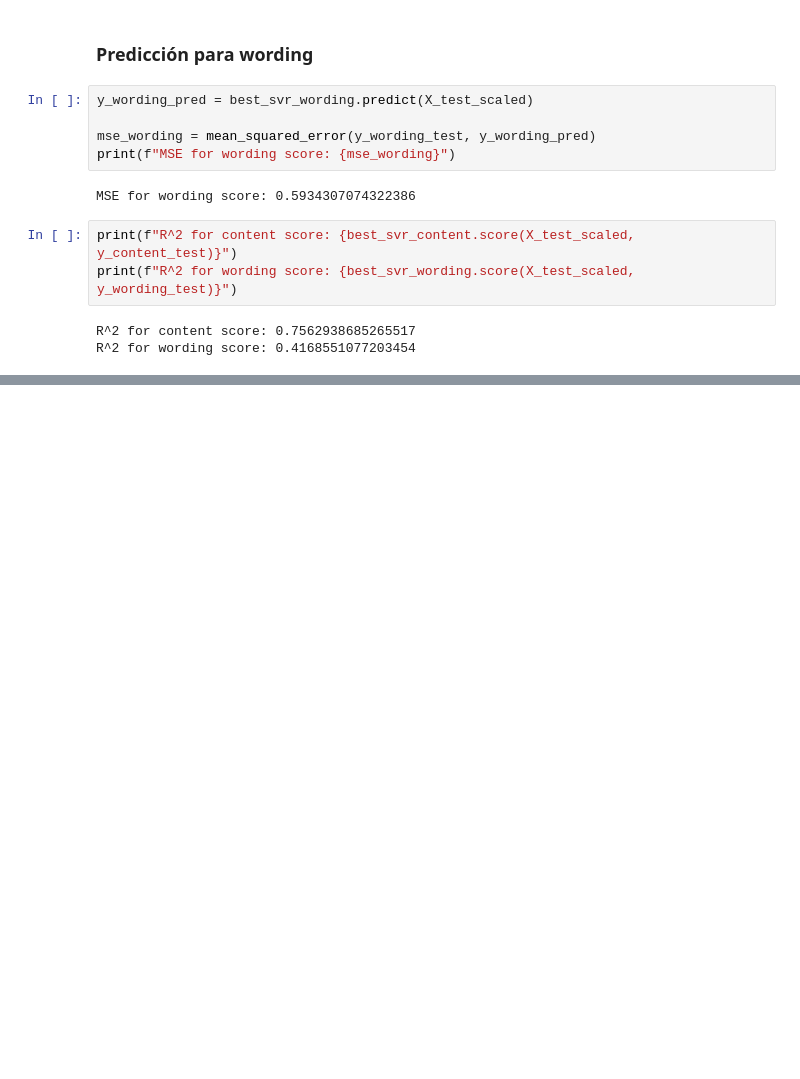
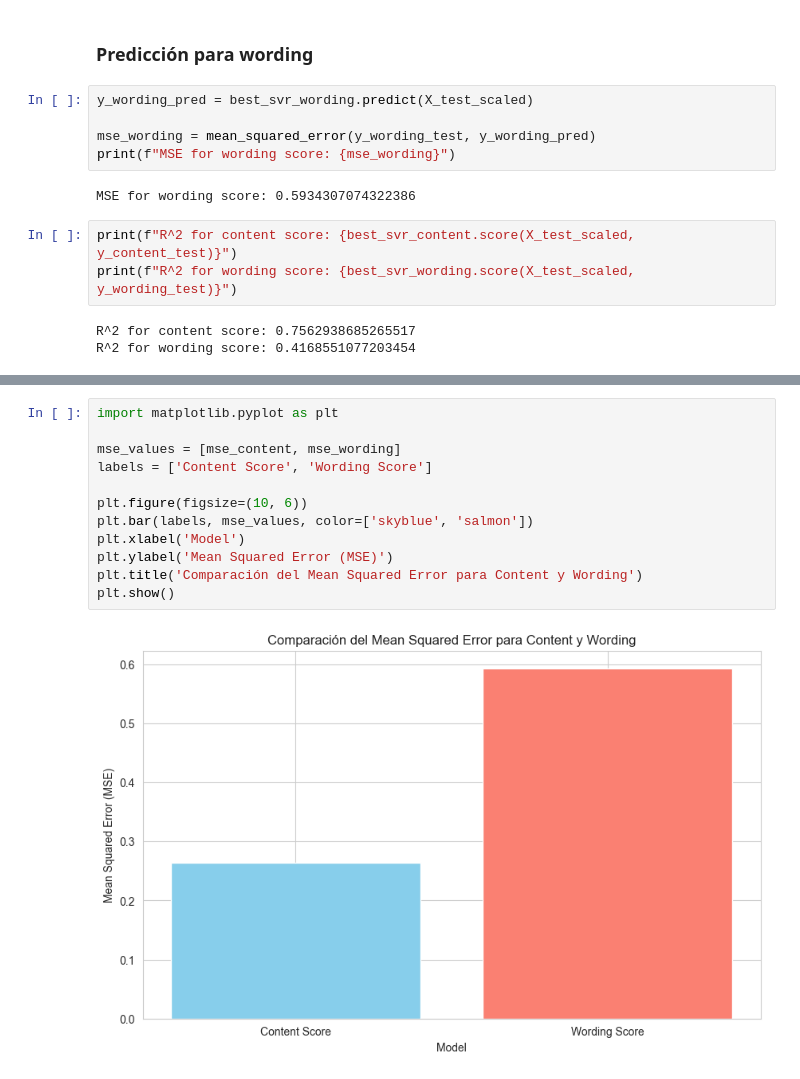
Before and after one commit to Kojimena/DS-P2, a Jupyter notebook: svm.ipynb, the cells around one changed output, grey strips where cells are left out. Saved outputs shown, nothing was run; the diff lists cells and outputs as text; blank space fills up the shorter version.

```diff
--- a/svm.ipynb
+++ b/svm.ipynb
@@ -89,0 +97,14 @@ R^2 for wording score: 0.4168551077203454
+# %%
+import matplotlib.pyplot as plt
+
+mse_values = [mse_content, mse_wording]
+labels = ['Content Score', 'Wording Score']
+
+plt.figure(figsize=(10, 6))
+plt.bar(labels, mse_values, color=['skyblue', 'salmon'])
+plt.xlabel('Model')
+plt.ylabel('Mean Squared Error (MSE)')
+plt.title('Comparación del Mean Squared Error para Content y Wording')
+plt.show()
+# %% [output]
+[figure, added]
```
Also changed, not shown: parts of 3 cells of this notebook.
